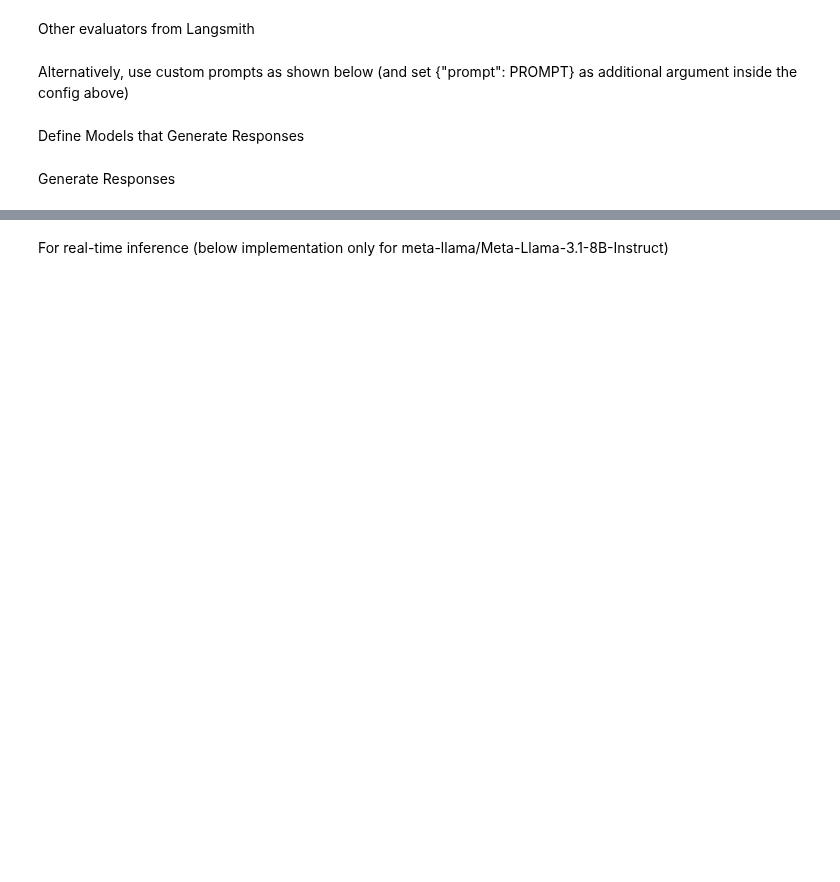
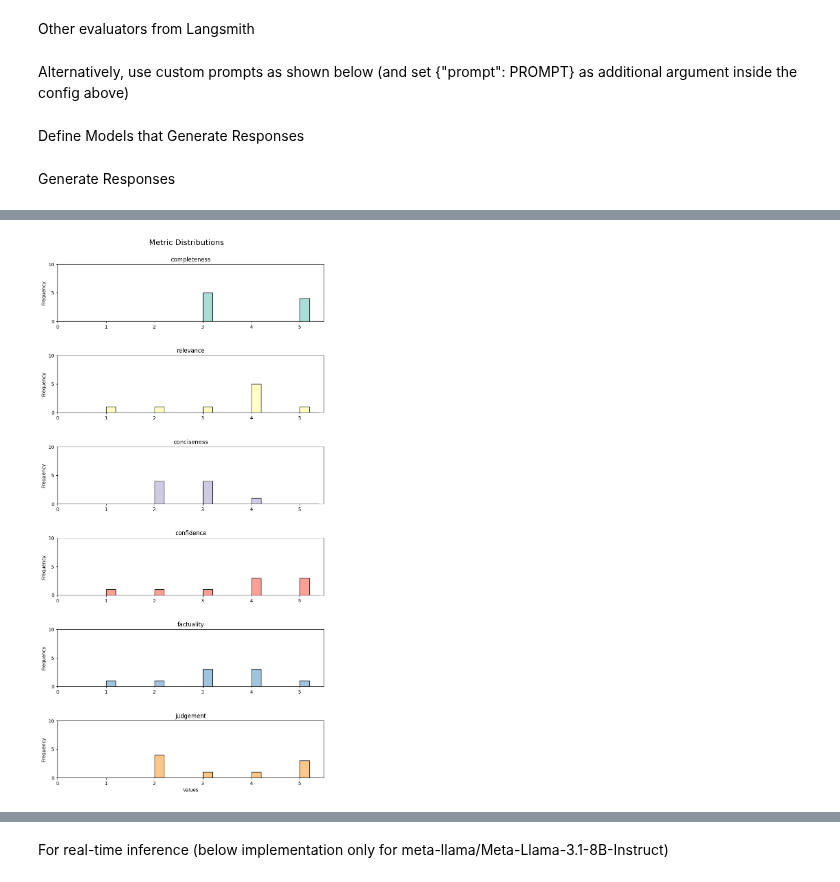
Before and after one commit to nsourlos/LLM_evaluation_framework, a Jupyter notebook: langsmith_evaluate_final.ipynb, the cells around one changed output, grey strips where cells are left out. Cells and saved outputs as stored; diff of their text form; code cells hidden in the pictures; blank space fills up the shorter version.

Commit message:
loop_models

```diff
--- a/langsmith_evaluate_final.ipynb
+++ b/langsmith_evaluate_final.ipynb
@@ -150,6 +238,8 @@ loaded_dataset = loaded_dataset.train_test_split(test_size=0.2, seed=42)
 # %%
-dataset_train=loaded_dataset['train']
-dataset_test=loaded_dataset['test']
+# dataset_train=loaded_dataset['train']
+# dataset_test=loaded_dataset['test']
+
+dataset_test=loaded_dataset
 # %% [markdown]
 Create Langsmith Test Dataset
 # %%
@@ -344,7 +510,7 @@ def initialize_model(model_id):
             model=model_id,
             model_kwargs={"torch_dtype": torch.bfloat16, "cache_dir":cache_dir},
             # trust_remote_code=True,
-            device_map="cuda" #Activate this if GPU available (works in Delft Blue with 32GB VRAM) - 'auto' the alternative
+            device_map="auto" #Use 'cuda' if one GPU available (works in Delft Blue with 32GB VRAM) - 'auto' the alternative for distributed over all available GPUs
         )
     return pipeline
 
@@ -361,7 +527,7 @@ def get_model(model_id):
 
     return model, tokenizer, pipeline
 # %%
-model, tokenizer, pipeline = get_model(model_name)
+# model, tokenizer, pipeline = get_model(model_name)
 # %% [markdown]
 Generate Responses
 # %%
@@ -381,7 +547,7 @@ def predict(inputs: dict) -> dict:
     generation_args = {
         "max_new_tokens": max_output_tokens,
         "return_full_text": False,
-        "temperature": 0.0001,
+        # "temperature": 0.0001,  #Temparature not considered from model when do_sample is False (reproducible results)
         "do_sample": False, #Selects highest probability token
       }
 
@@ -430,17 +649,70 @@ Perform the Evaluation
 #https://python.langchain.com/v0.2/docs/integrations/chat/openai/
 from langsmith.evaluation import evaluate
 
-# Evaluation
-begin=time.time()
+#Initialize models
+for model_id in models:
 
-evaluate(
-    predict, #Function that call our LLM and returns its output
-    data=dataset_langsmith.name, #dataset_langsmith_name, #JUST DATASET_NAME NOT WORKING WHEN CREATING NEW
-    evaluators=[custom_evaluator, qa_evaluator, context_qa_evaluator, cot_qa_evaluator],
-    # metadata={"revision_id": "the version of your pipeline you are testing"},
-    experiment_prefix=str(judge_model)+'_judge_with_'+str(model_name) # A prefix for your experiment names to easily identify them
-)
+    dataset_name=get_dataset_name(model_id, judge_model)
+    dataset_langsmith=create_langsmith_dataset(dataset_name, example_inputs, langsmith_api_key)
+    model, tokenizer, pipeline = get_model(model_id)
+    print(f"Model: {model_id} loaded")
 
-end=time.time()
-print("Total time taken:",end-begin) #Takes ~25mins on V100 GPU (probably CPU though) for quantized
+    # Evaluation
+    begin=time.time()
+
+    evaluation_results=evaluate(
+        predict, #Function that call our LLM and returns its output
+        data=dataset_langsmith.name, #dataset_langsmith_name, #JUST DATASET_NAME NOT WORKING WHEN CREATING NEW
+        evaluators=[factor_evaluator #custom_evaluator, qa_evaluator, context_qa_evaluator, cot_qa_evaluator,
+                    ], #Evaluators to use
+        # metadata={"revision_id": "the version of your pipeline you are testing"},
+        experiment_prefix=str(judge_model)+'_judge_with_'+str(model_id) # A prefix for your experiment names to easily identify them
+    )
+
+    end=time.time()
+    print("Total time taken:",end-begin) #Takes ~25mins on V100 GPU (probably CPU though) for quantized
+
+    #Extract metrics and save to df
+    #Initialize empty df to be filled with results
+    results_df=pd.DataFrame()
+
+    #https://docs.smith.langchain.com/tutorials/Developers/evaluation
+    list_of_questions=[x['example'].inputs['question'] for x in evaluation_results]
+    list_of_answers=[x['example'].outputs['answer'] for x in evaluation_results]
+    list_of_predicted_answers=[x['run'].outputs['output'] for x in evaluation_results]
+
+    #Fill the df with the results
+    results_df['questions']=list_of_questions
+    results_df['answers']=list_of_answers
+    results_df['predicted_answers']=list_of_predicted_answers
+
+    all_runs_metrics=[x['evaluation_results']['results'] for x in evaluation_results] #list of lists
+    all_metric_values=[[{x[i].key: x[i].score} for x in all_runs_metrics] for i in range(len(list_of_metrics))] #List of all completeness scores
+
+    #Check if all keys have the same metric name.
+    same_metric= [all(list(d.keys())[0] == list(sublist[0].keys())[0] for d in sublist) for sublist in all_metric_values]
+    assert [True]*len(same_metric)==same_metric
+
+    metric_names=[key for i in range(len(all_metric_values)) for key in all_metric_values[i][0].keys()]
+    metric_values=[[list(x.values())[0] for x in all_metric_values[i]] for i in range(len(all_metric_values))]
+
+    all_metric_prompts=[[{x[i].key:x[i].value} for x in all_runs_metrics] for i in range(len(list_of_metrics))]
+    metric_prompts=[[list(x.values())[0] for x in all_metric_prompts[i]] for i in range(len(all_metric_prompts))]
+
+    # Adding columns to DataFrame
+    for col_name, col_values,col_prompts in zip(metric_names, metric_values,metric_prompts):
+        results_df[col_name] = col_values
+        results_df[col_name+'_prompt'] = col_prompts
+
+    #Save results to Excel
+    results_df.to_excel("results_"+str(judge_model.split('/')[1])+'_judge_with_'+str(model_id).replace("/","_")+".xlsx",index=False)
+
+    #Plot figures with distributions of metrics
+    plot_figures_metrics(metric_names, metric_values, model_id, judge_model)
+
+    # Clear VRAM at the end of each iteration
+    del model, tokenizer, pipeline
+    torch.cuda.empty_cache()
+
+    print('-'*100)
 # %% [output]
@@ -474,0 +777 @@ Total time taken: 136.15799856185913
+[figure, added]
```
Also changed, not shown: parts of 30 cells of this notebook.
